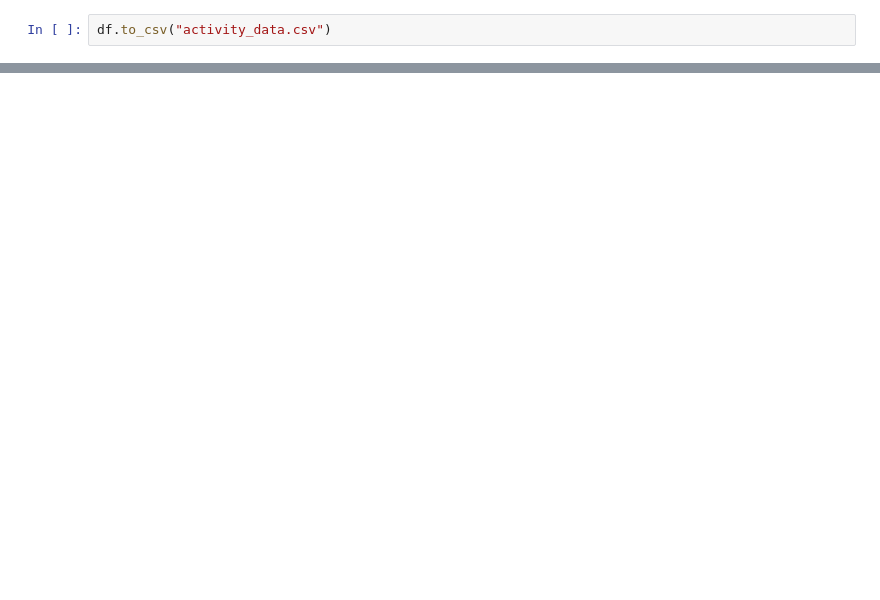
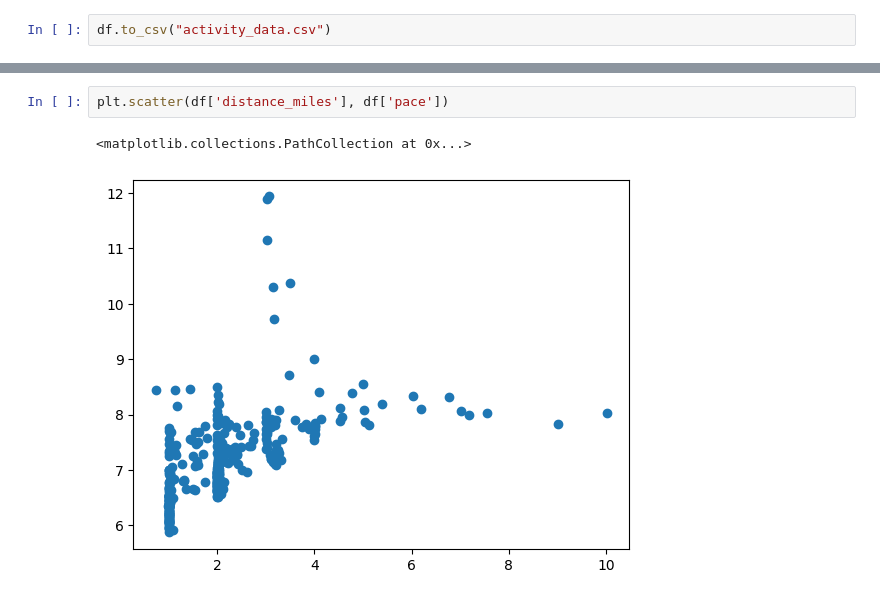
Before and after one commit to benstager/strava, a Jupyter notebook: strava.ipynb, the cells around one changed output, grey strips where cells are left out. Saved outputs shown, nothing was run; the diff lists cells and outputs as text; blank space fills up the shorter version.

```diff
--- a/strava.ipynb
+++ b/strava.ipynb
@@ -201,0 +256,5 @@ df
+# %%
+plt.scatter(df['distance_miles'], df['pace'])
+# %% [output]
+<matplotlib.collections.PathCollection at 0x...>
+[figure, added]
```
Also changed, not shown: parts of 31 cells of this notebook.
